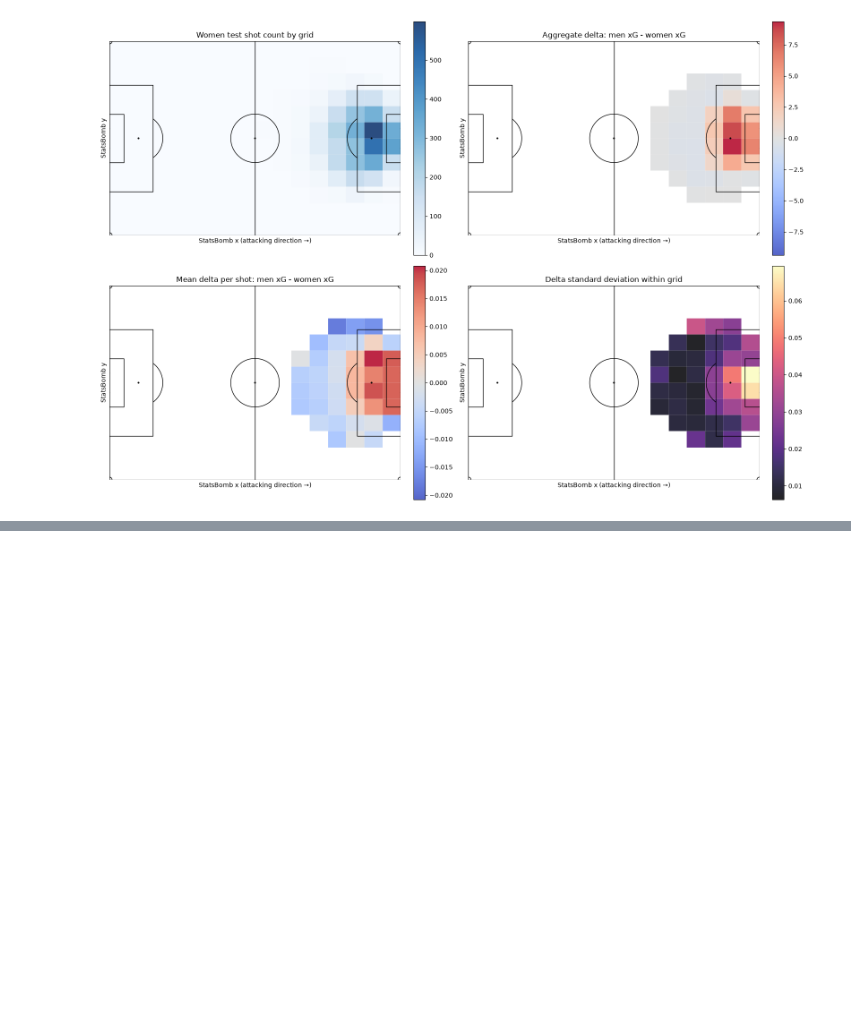
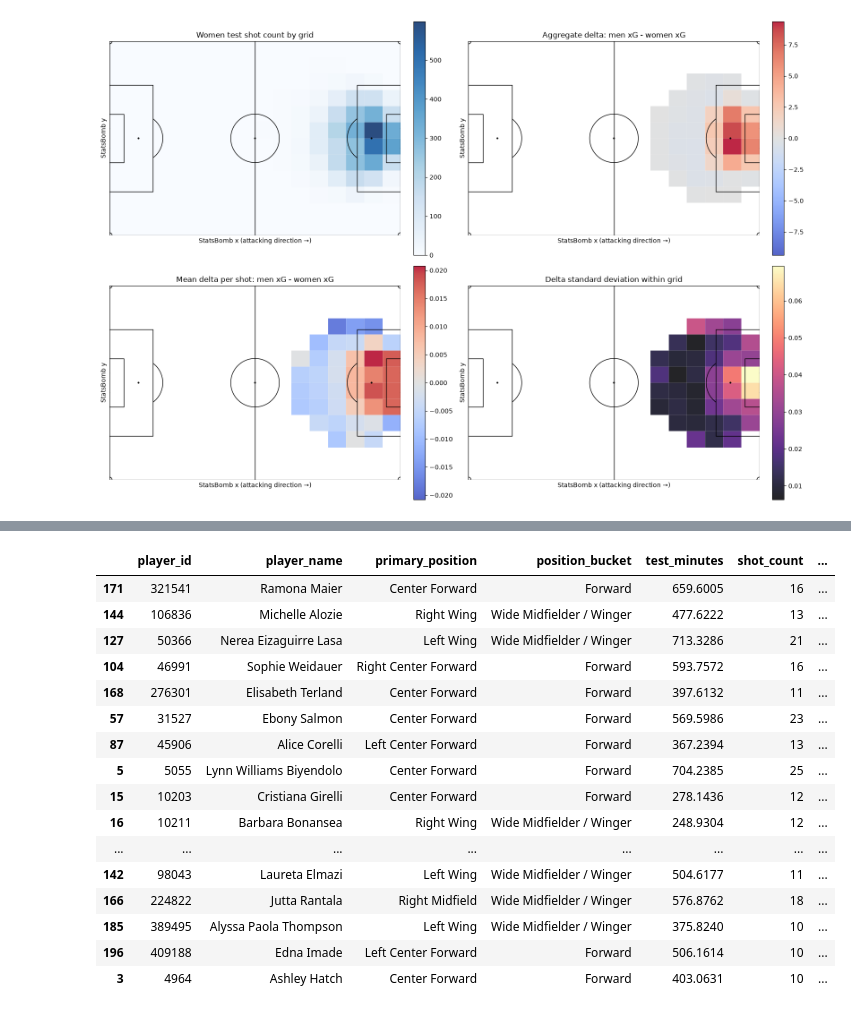
Before and after one commit to VictorYu379/womens-football-metrics-analysis, a Jupyter notebook: enriched_xg_features_competition_events.ipynb, the cells around one changed output, grey strips where cells are left out. Saved outputs shown, nothing was run; the diff lists cells and outputs as text; code cells hidden in the pictures; blank space fills up the shorter version.

```diff
--- a/enriched_xg_features_competition_events.ipynb
+++ b/enriched_xg_features_competition_events.ipynb
@@ -1196,0 +1543,70 @@ plt.show()
+# %%
+player_xg_per90_by_position = player_xg_per90_comparison.merge(
+    player_xg_by_position[["player_id", "primary_position", "position_bucket"]],
+    on="player_id",
+    how="inner",
+    validate="one_to_one",
+)
+player_xg_per90_by_position["bucket_men_per90_rank"] = player_xg_per90_by_position.groupby("position_bucket")[
+    "men_downsampled_xg_per90"
+].rank(ascending=False, method="min")
+player_xg_per90_by_position["bucket_women_per90_rank"] = player_xg_per90_by_position.groupby("position_bucket")[
+    "women_xg_per90"
+].rank(ascending=False, method="min")
+player_xg_per90_by_position["bucket_per90_rank_delta"] = (
+    player_xg_per90_by_position["bucket_men_per90_rank"] - player_xg_per90_by_position["bucket_women_per90_rank"]
+)
+player_xg_per90_by_position["abs_bucket_per90_rank_delta"] = player_xg_per90_by_position["bucket_per90_rank_delta"].abs()
+
+per90_bucket_summary_rows = []
+for position_bucket, bucket_players in player_xg_per90_by_position.groupby("position_bucket"):
+    per90_bucket_summary_rows.append({
+        "position_bucket": position_bucket,
+        "players": len(bucket_players),
+        "shots": int(bucket_players["shot_count"].sum()),
+        "spearman_men_vs_women_xg_per90": spearman_if_available(
+            bucket_players["men_downsampled_xg_per90"],
+            bucket_players["women_xg_per90"],
+        ),
+        **ranking_comparison_metrics(
+            bucket_players, "men_downsampled_xg_per90", "women_xg_per90"
+        ),
+        "sum_player_xg_per90_delta": bucket_players["xg_per90_delta"].sum(),
+        "mean_xg_per90_delta": bucket_players["xg_per90_delta"].mean(),
+        "median_xg_per90_delta": bucket_players["xg_per90_delta"].median(),
+        "mean_abs_xg_per90_delta": bucket_players["abs_xg_per90_delta"].mean(),
+        "mean_bucket_per90_rank_delta": bucket_players["bucket_per90_rank_delta"].mean(),
+        "median_abs_bucket_per90_rank_delta": bucket_players["abs_bucket_per90_rank_delta"].median(),
+        "max_abs_bucket_per90_rank_delta": bucket_players["abs_bucket_per90_rank_delta"].max(),
+    })
+position_bucket_xg_per90_summary = (
+    pd.DataFrame(per90_bucket_summary_rows)
+    .sort_values(["players", "shots"], ascending=False)
+    .reset_index(drop=True)
+)
+print("Position-bucket xG per 90 summary for the same outfield-player cohort as total xG:")
+print("NaN Spearman values indicate too few players or constant values within a bucket.")
+print("sum_player_xg_per90_delta sums individual rate differences; it is not a pooled team rate.")
+position_bucket_xg_per90_primary, position_bucket_xg_per90_diagnostics = ranking_summary_views(
+    position_bucket_xg_per90_summary, "spearman_men_vs_women_xg_per90"
+)
+print("Primary cross-position ranking comparison:")
+print("Higher correlations and lower normalized rank deltas indicate closer rankings.")
+print("Normalized deltas are fractions of (players - 1); small buckets remain less stable.")
+display(position_bucket_xg_per90_primary.round(4))
+print("Within-position diagnostics; do not use these as cross-position ranking scores:")
+display(position_bucket_xg_per90_diagnostics.round(4))
+print("Players with the largest within-position xG per 90 rank changes:")
+display(
+    player_xg_per90_by_position.sort_values(
+        ["abs_bucket_per90_rank_delta", "player_id"], ascending=[False, True]
+    )[
+        [
+            "player_id", "player_name", "primary_position", "position_bucket",
+            "test_minutes", "shot_count", "men_downsampled_xg_per90", "women_xg_per90",
+            "xg_per90_delta", "bucket_men_per90_rank", "bucket_women_per90_rank",
+            "bucket_per90_rank_delta",
+        ]
+    ].head(25).round(4)
+)
+# %% [output]
@@ -1196,0 +1635,17 @@ plt.show()
+|  | player_id | player_name | primary_position | position_bucket | test_minutes | shot_count | ... |
+| 171 | 321541 | Ramona Maier | Center Forward | Forward | 659.6005 | 16 | ... |
+| 144 | 106836 | Michelle Alozie | Right Wing | Wide Midfielder / Winger | 477.6222 | 13 | ... |
+| 127 | 50366 | Nerea Eizaguirre Lasa | Left Wing | Wide Midfielder / Winger | 713.3286 | 21 | ... |
+| 104 | 46991 | Sophie Weidauer | Right Center Forward | Forward | 593.7572 | 16 | ... |
+| 168 | 276301 | Elisabeth Terland | Center Forward | Forward | 397.6132 | 11 | ... |
+| 57 | 31527 | Ebony Salmon | Center Forward | Forward | 569.5986 | 23 | ... |
+| 87 | 45906 | Alice Corelli | Left Center Forward | Forward | 367.2394 | 13 | ... |
+| 5 | 5055 | Lynn Williams Biyendolo | Center Forward | Forward | 704.2385 | 25 | ... |
+| 15 | 10203 | Cristiana Girelli | Center Forward | Forward | 278.1436 | 12 | ... |
+| 16 | 10211 | Barbara Bonansea | Right Wing | Wide Midfielder / Winger | 248.9304 | 12 | ... |
+| ... | ... | ... | ... | ... | ... | ... | ... |
+| 142 | 98043 | Laureta Elmazi | Left Wing | Wide Midfielder / Winger | 504.6177 | 11 | ... |
+| 166 | 224822 | Jutta Rantala | Right Midfield | Wide Midfielder / Winger | 576.8762 | 18 | ... |
+| 185 | 389495 | Alyssa Paola Thompson | Left Wing | Wide Midfielder / Winger | 375.8240 | 10 | ... |
+| 196 | 409188 | Edna Imade | Left Center Forward | Forward | 506.1614 | 10 | ... |
+| 3 | 4964 | Ashley Hatch | Center Forward | Forward | 403.0631 | 10 | ... |
```
Also changed, not shown: parts of 28 cells of this notebook, 6 other files.
